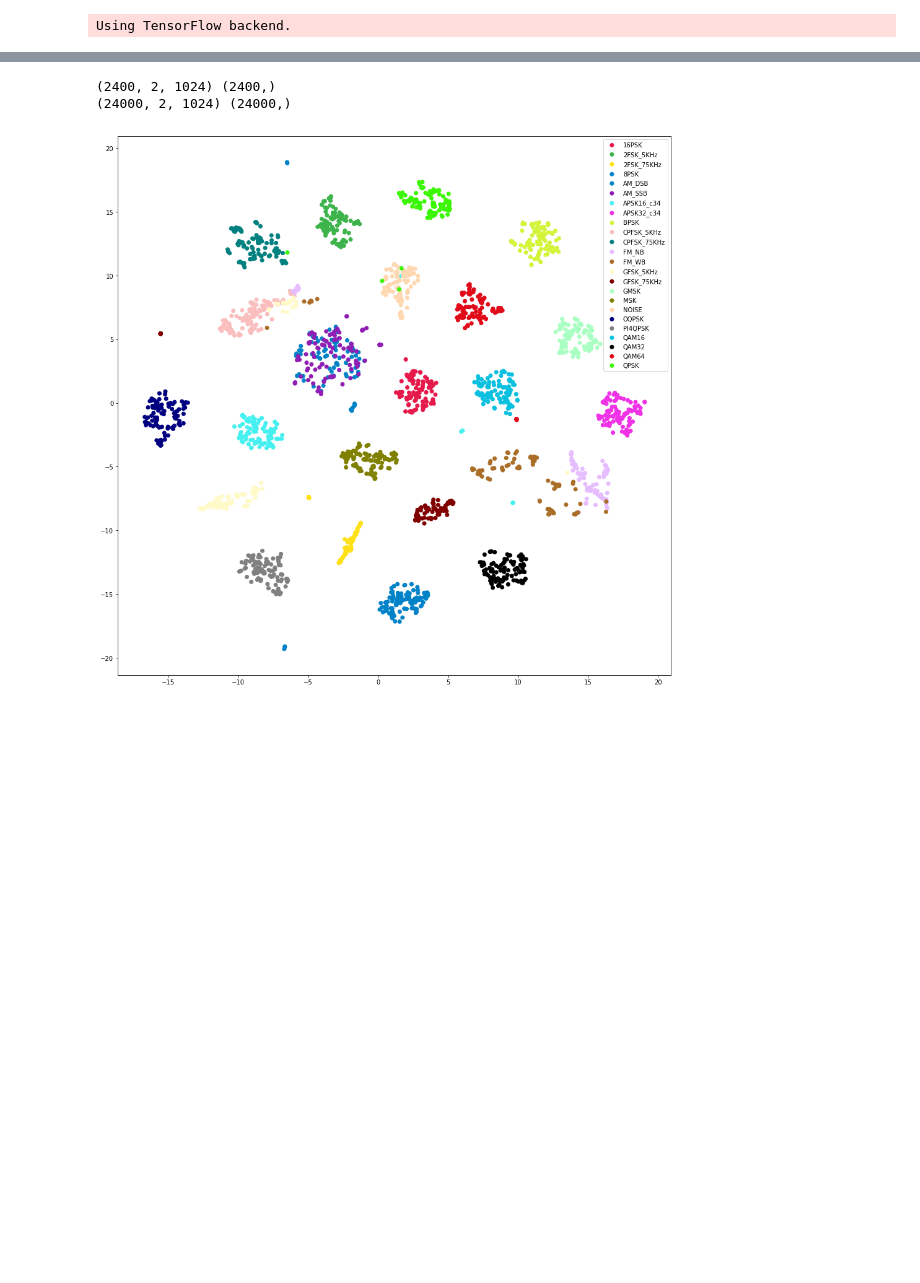
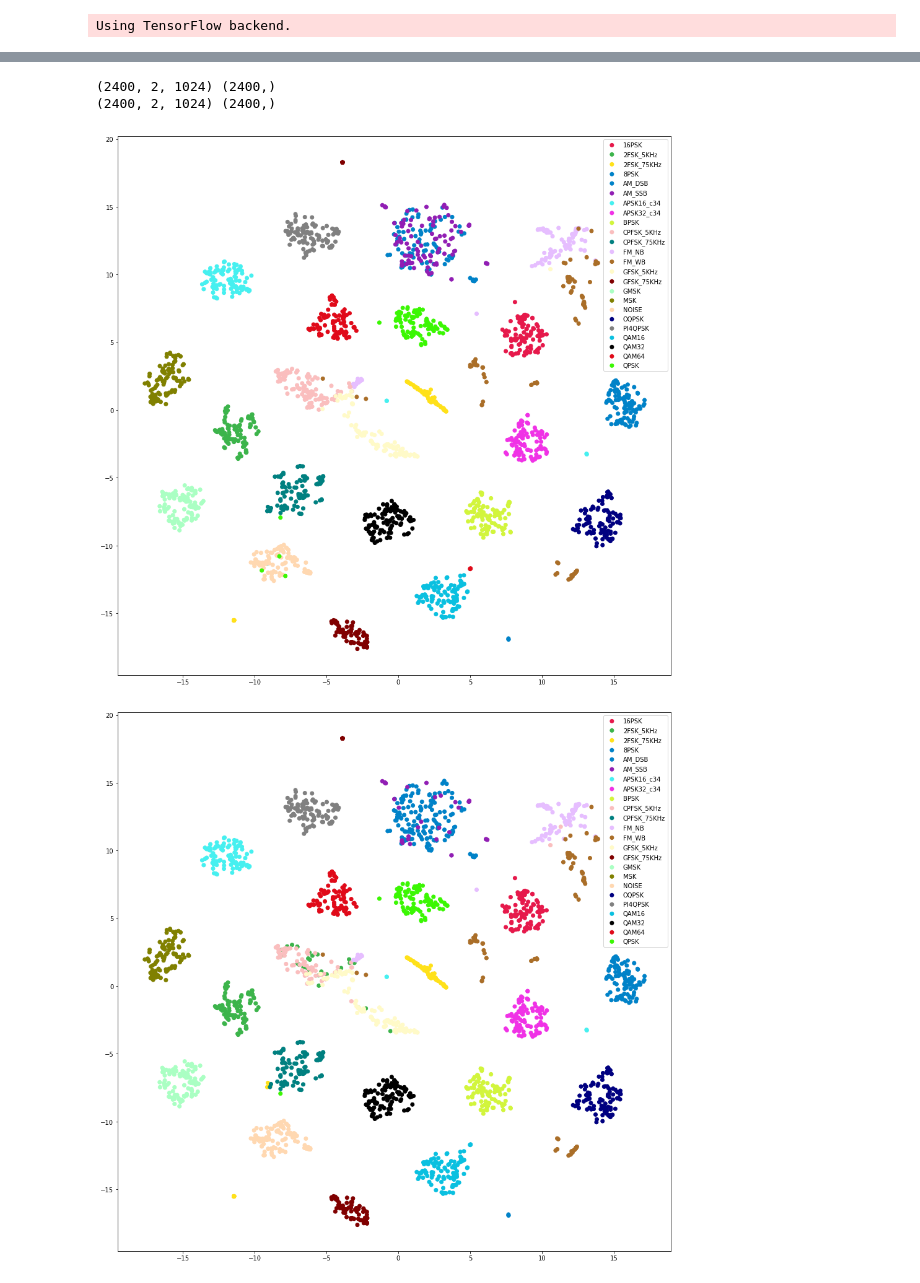
Before and after one commit to yunfanz/army_challenge, a Jupyter notebook: Code/tsne.ipynb, the cells around one changed output, grey strips where cells are left out. Saved outputs shown, nothing was run; the diff lists cells and outputs as text; code cells hidden in the pictures; blank space fills up the shorter version.

```diff
--- a/Code/tsne.ipynb
+++ b/Code/tsne.ipynb
@@ -72,10 +73,10 @@ labels2 = testdata2.signalLabels[:,0]
 [Data Loader] - Done.
 # %%
-print(data.shape, labels.shape)
-print(data2.shape, labels2.shape)
+print(train_data.shape, train_labels.shape)
+print(train_data2.shape, train_labels2.shape)
 # %% [output]
 (2400, 2, 1024) (2400,)
-(24000, 2, 1024) (24000,)
+(2400, 2, 1024) (2400,)
 # %%
 def tsne_model(model, data, layer_name=None, pca_dim=50, tsne_dim=2):
     """
@@ -127,7 +128,13 @@ def tsne_plus_plot(model, data, labels, layer_name=None, pca_dim=50, tsne_dim= 2
 # %%
 model = load_model('../../mod_group0_val_loss5754_copy.h5')
 # %%
-tsne_plus_plot(model, data, labels)
+tsne_plus_plot(model, train_data, train_labels)
 # %% [output]
-[figure, old version]
+[figure, new version]
+# %%
+train_labels_predicted_probabilities = model.predict(train_data)
+train_labels_predicted = np.asarray([CLASSES[np.argmax(pred)] for pred in train_labels_predicted_probabilities])
+tsne_plus_plot(model, train_data, train_labels_predicted)
+# %% [output]
+[figure, added]
 # %%
```
Also changed, not shown: parts of 13 cells of this notebook.
